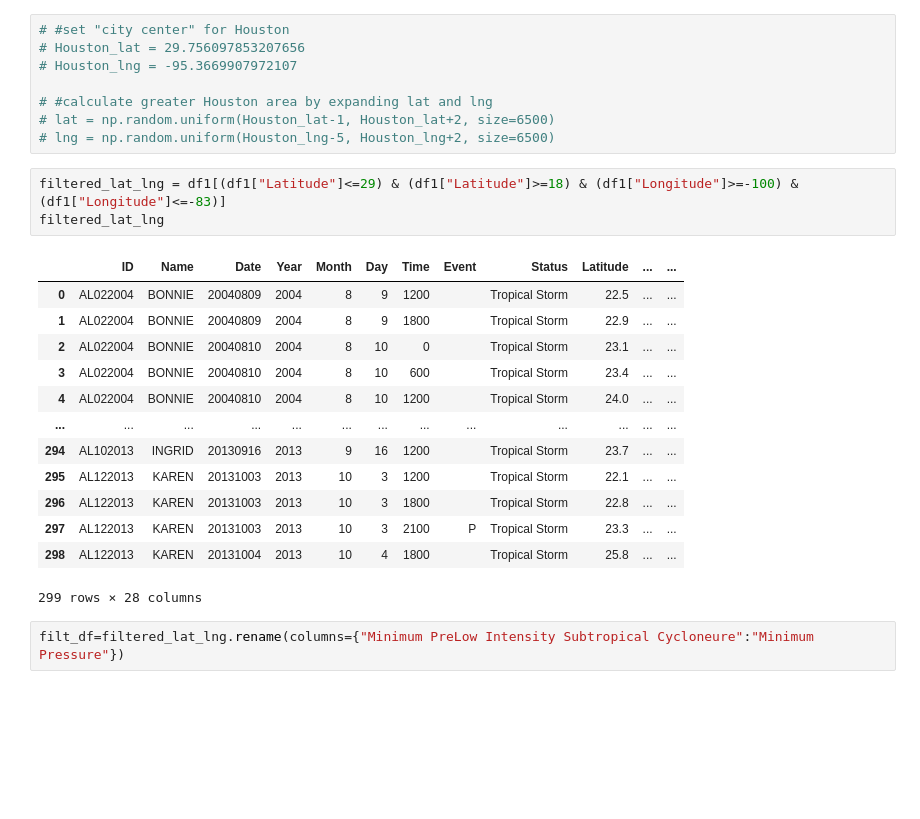
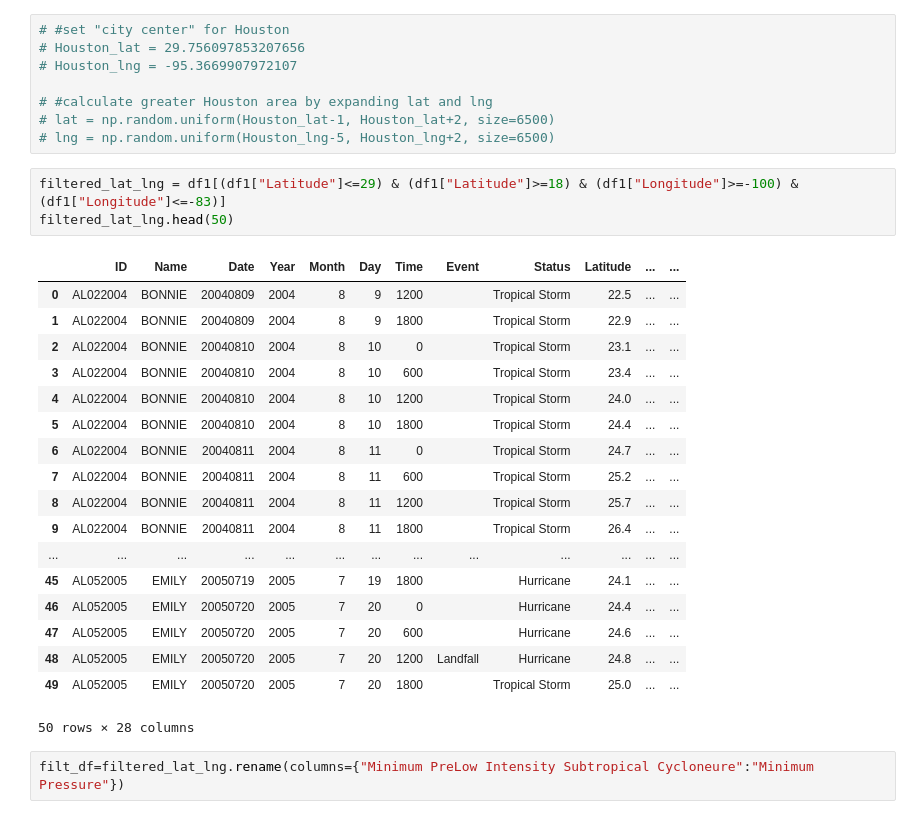
Before and after one commit to jakewmayfield/weather-prediction, a Jupyter notebook: hurdat_viz.ipynb, the cells around one changed output. Drawn from its saved outputs; the diff is of its cells as text; blank space fills up the shorter version.

```diff
--- a/hurdat_viz.ipynb
+++ b/hurdat_viz.ipynb
@@ -62,21 +62,26 @@ df1.loc[:,'Longitude'] = lng.astype('float') * -1
 # lng = np.random.uniform(Houston_lng-5, Houston_lng+2, size=6500)
 # %%
 filtered_lat_lng = df1[(df1["Latitude"]<=29) & (df1["Latitude"]>=18) & (df1["Longitude"]>=-100) & (df1["Longitude"]<=-83)]
-filtered_lat_lng
+filtered_lat_lng.head(50)
 # %% [output]
 |  | ID | Name | Date | Year | Month | Day | Time | Event | Status | Latitude | ... | ... |
 | 0 | AL022004 | BONNIE | 20040809 | 2004 | 8 | 9 | 1200 |  | Tropical Storm | 22.5 | ... | ... |
 | 1 | AL022004 | BONNIE | 20040809 | 2004 | 8 | 9 | 1800 |  | Tropical Storm | 22.9 | ... | ... |
 | 2 | AL022004 | BONNIE | 20040810 | 2004 | 8 | 10 | 0 |  | Tropical Storm | 23.1 | ... | ... |
 | 3 | AL022004 | BONNIE | 20040810 | 2004 | 8 | 10 | 600 |  | Tropical Storm | 23.4 | ... | ... |
 | 4 | AL022004 | BONNIE | 20040810 | 2004 | 8 | 10 | 1200 |  | Tropical Storm | 24.0 | ... | ... |
+| 5 | AL022004 | BONNIE | 20040810 | 2004 | 8 | 10 | 1800 |  | Tropical Storm | 24.4 | ... | ... |
+| 6 | AL022004 | BONNIE | 20040811 | 2004 | 8 | 11 | 0 |  | Tropical Storm | 24.7 | ... | ... |
+| 7 | AL022004 | BONNIE | 20040811 | 2004 | 8 | 11 | 600 |  | Tropical Storm | 25.2 | ... | ... |
+| 8 | AL022004 | BONNIE | 20040811 | 2004 | 8 | 11 | 1200 |  | Tropical Storm | 25.7 | ... | ... |
+| 9 | AL022004 | BONNIE | 20040811 | 2004 | 8 | 11 | 1800 |  | Tropical Storm | 26.4 | ... | ... |
 | ... | ... | ... | ... | ... | ... | ... | ... | ... | ... | ... | ... | ... |
-| 294 | AL102013 | INGRID | 20130916 | 2013 | 9 | 16 | 1200 |  | Tropical Storm | 23.7 | ... | ... |
-| 295 | AL122013 | KAREN | 20131003 | 2013 | 10 | 3 | 1200 |  | Tropical Storm | 22.1 | ... | ... |
-| 296 | AL122013 | KAREN | 20131003 | 2013 | 10 | 3 | 1800 |  | Tropical Storm | 22.8 | ... | ... |
-| 297 | AL122013 | KAREN | 20131003 | 2013 | 10 | 3 | 2100 | P | Tropical Storm | 23.3 | ... | ... |
-| 298 | AL122013 | KAREN | 20131004 | 2013 | 10 | 4 | 1800 |  | Tropical Storm | 25.8 | ... | ... |
+| 45 | AL052005 | EMILY | 20050719 | 2005 | 7 | 19 | 1800 |  | Hurricane | 24.1 | ... | ... |
+| 46 | AL052005 | EMILY | 20050720 | 2005 | 7 | 20 | 0 |  | Hurricane | 24.4 | ... | ... |
+| 47 | AL052005 | EMILY | 20050720 | 2005 | 7 | 20 | 600 |  | Hurricane | 24.6 | ... | ... |
+| 48 | AL052005 | EMILY | 20050720 | 2005 | 7 | 20 | 1200 | Landfall | Hurricane | 24.8 | ... | ... |
+| 49 | AL052005 | EMILY | 20050720 | 2005 | 7 | 20 | 1800 |  | Tropical Storm | 25.0 | ... | ... |
-299 rows × 28 columns
+50 rows × 28 columns
 # %%
 filt_df=filtered_lat_lng.rename(columns={"Minimum PreLow Intensity Subtropical Cycloneure":"Minimum Pressure"})
 # %%
```
Also changed, not shown: parts of 12 cells of this notebook, 4 other files.
